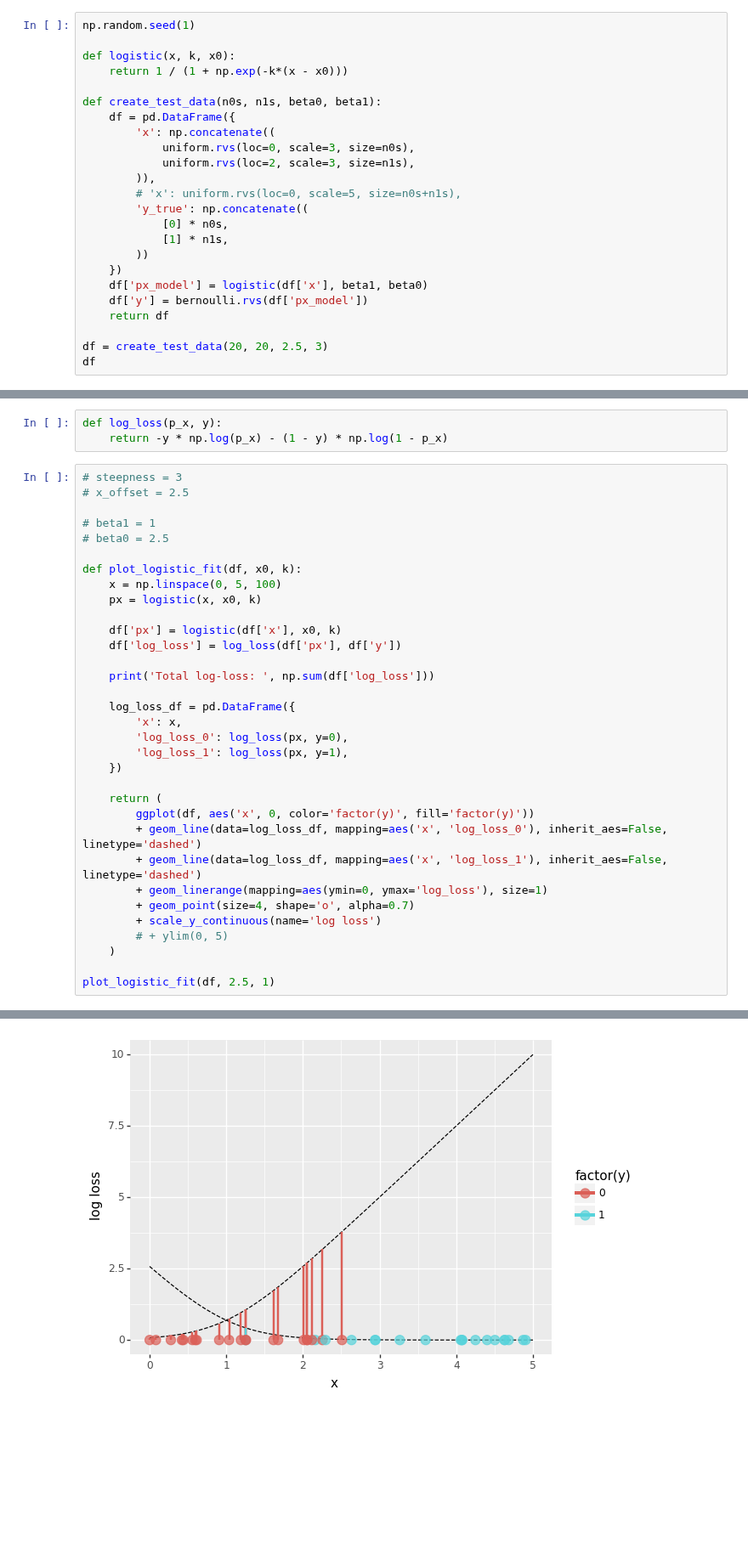
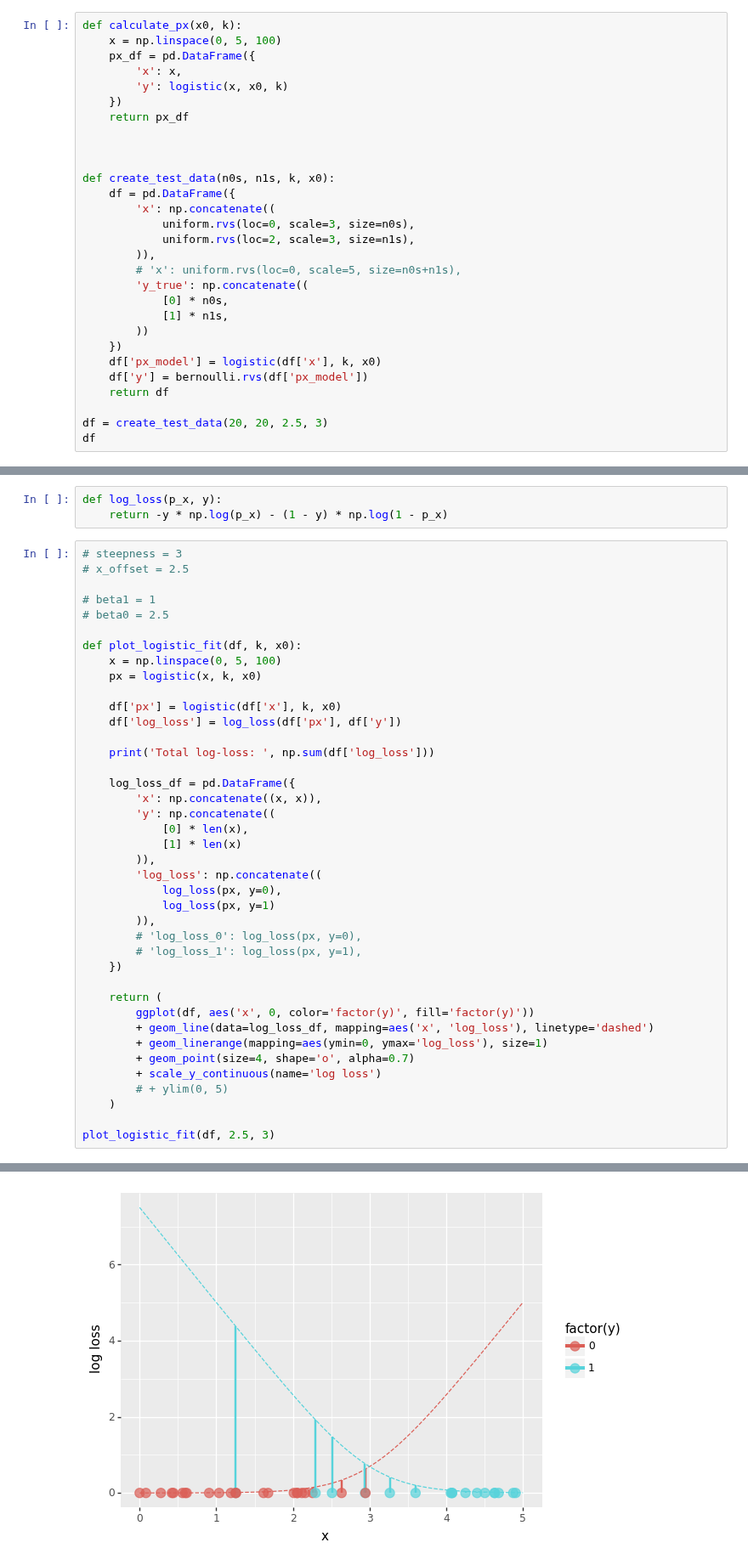
Before and after one commit to igor-sb/blog, a Jupyter notebook: logistic_regression.ipynb, the cells around one changed output, grey strips where cells are left out. Shown at 85% size. Drawn from its saved outputs; the diff is of its cells as text; blank space fills up the shorter version.

```diff
--- a/logistic_regression.ipynb
+++ b/logistic_regression.ipynb
@@ -8,12 +26,17 @@ from scipy.stats import uniform, bernoulli
 # %% [markdown]
 Create test data
 # %%
-np.random.seed(1)
+def calculate_px(x0, k):
+	x = np.linspace(0, 5, 100)
+	px_df = pd.DataFrame({
+		'x': x,
+		'y': logistic(x, x0, k)
+	})
+	return px_df
 
-def logistic(x, k, x0):
-    return 1 / (1 + np.exp(-k*(x - x0)))
 
-def create_test_data(n0s, n1s, beta0, beta1):
+
+def create_test_data(n0s, n1s, k, x0):
 	df = pd.DataFrame({
 		'x': np.concatenate((
 			uniform.rvs(loc=0, scale=3, size=n0s),
@@ -25,7 +48,7 @@ def create_test_data(n0s, n1s, beta0, beta1):
 			[1] * n1s,
 		))
 	})
-	df['px_model'] = logistic(df['x'], beta1, beta0)
+	df['px_model'] = logistic(df['x'], k, x0)
 	df['y'] = bernoulli.rvs(df['px_model'])
 	return df
 
@@ -109,30 +132,37 @@ def log_loss(p_x, y):
 # beta1 = 1
 # beta0 = 2.5
 
-def plot_logistic_fit(df, x0, k):
+def plot_logistic_fit(df, k, x0):
 	x = np.linspace(0, 5, 100)
-	px = logistic(x, x0, k)
+	px = logistic(x, k, x0)
 
-	df['px'] = logistic(df['x'], x0, k)
+	df['px'] = logistic(df['x'], k, x0)
 	df['log_loss'] = log_loss(df['px'], df['y'])
 
 	print('Total log-loss: ', np.sum(df['log_loss']))
 
 	log_loss_df = pd.DataFrame({
-		'x': x,
-		'log_loss_0': log_loss(px, y=0),
-		'log_loss_1': log_loss(px, y=1),
+		'x': np.concatenate((x, x)),
+		'y': np.concatenate((
+			[0] * len(x),
+			[1] * len(x)
+		)),
+		'log_loss': np.concatenate((
+			log_loss(px, y=0),
+			log_loss(px, y=1)
+		)),
+		# 'log_loss_0': log_loss(px, y=0),
+		# 'log_loss_1': log_loss(px, y=1),
 	})
 
 	return (
 		ggplot(df, aes('x', 0, color='factor(y)', fill='factor(y)'))
-		+ geom_line(data=log_loss_df, mapping=aes('x', 'log_loss_0'), inherit_aes=False, linetype='dashed')
-		+ geom_line(data=log_loss_df, mapping=aes('x', 'log_loss_1'), inherit_aes=False, linetype='dashed')
+		+ geom_line(data=log_loss_df, mapping=aes('x', 'log_loss'), linetype='dashed')
 		+ geom_linerange(mapping=aes(ymin=0, ymax='log_loss'), size=1)
 		+ geom_point(size=4, shape='o', alpha=0.7)
 		+ scale_y_continuous(name='log loss')
 		# + ylim(0, 5)
 	)
 
-plot_logistic_fit(df, 2.5, 1)
+plot_logistic_fit(df, 2.5, 3)
 # %% [output]
@@ -140 +170 @@ Total log-loss:  28.085504664037867
-[figure, old version]
+[figure, new version]
```
Also changed, not shown: parts of 10 cells of this notebook, 1 other file.
